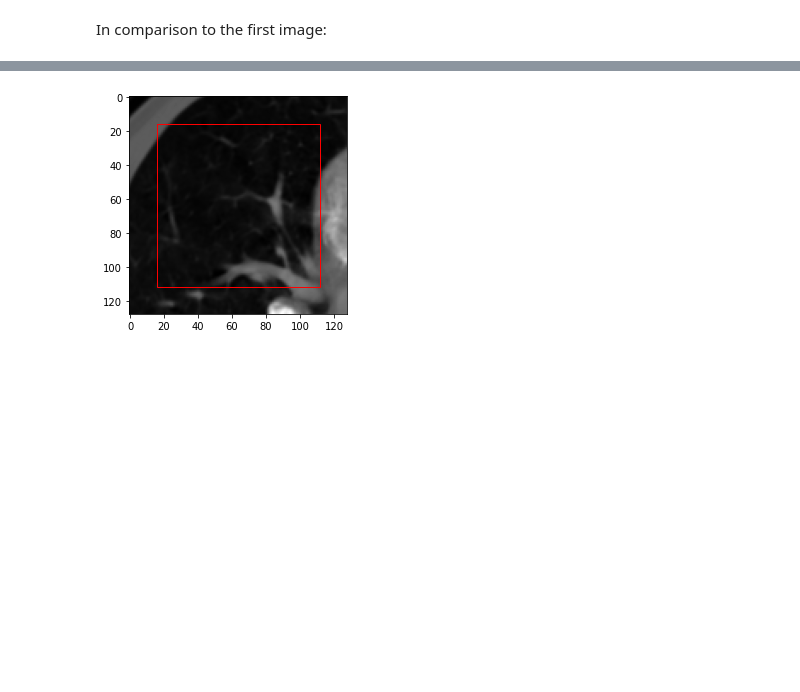
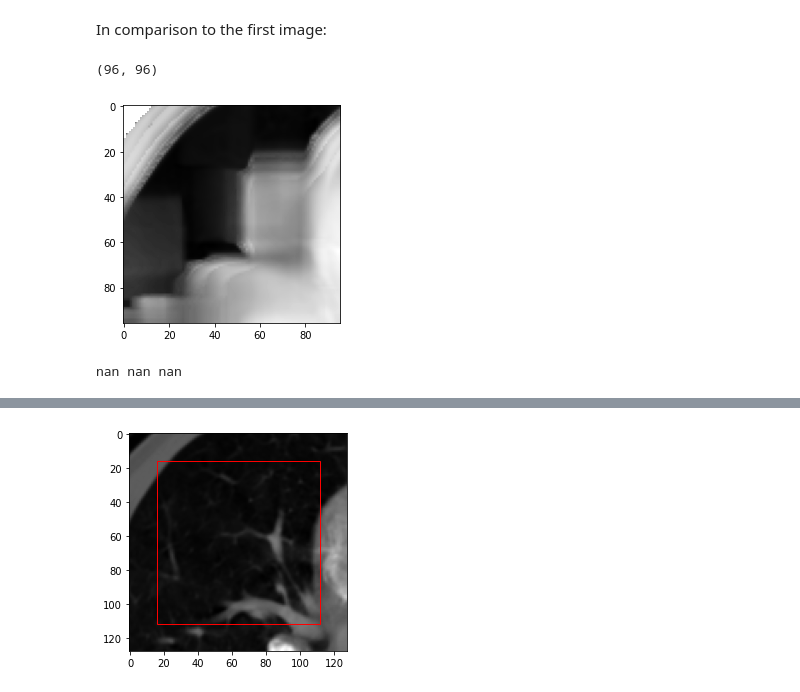
Before and after one commit to s-mostafa-a/CT-noise-statistical-characterization, a Jupyter notebook: notebooks/playground.ipynb, the cells around one changed output, grey strips where cells are left out. Cells and saved outputs as stored; diff of their text form; code cells hidden in the pictures; blank space fills up the shorter version.

```diff
--- a/notebooks/playground.ipynb
+++ b/notebooks/playground.ipynb
@@ -310,2 +321,12 @@ smalled
 # %% [markdown]
 In comparison to the first image:
+# %%
+sum_sy = np.sum(y_stab[..., :], axis=-1)
+print(sum_sy.shape)
+plt.imshow(sum_sy, cmap='gray')
+plt.show()
+print(np.min(sum_sy) - 1030, np.mean(sum_sy) - 1030, np.max(sum_sy) - 1030)
+# %% [output]
+(96, 96)
+[figure, added]
+nan nan nan
```
Also changed, not shown: parts of 4 cells of this notebook, 3 other files.
